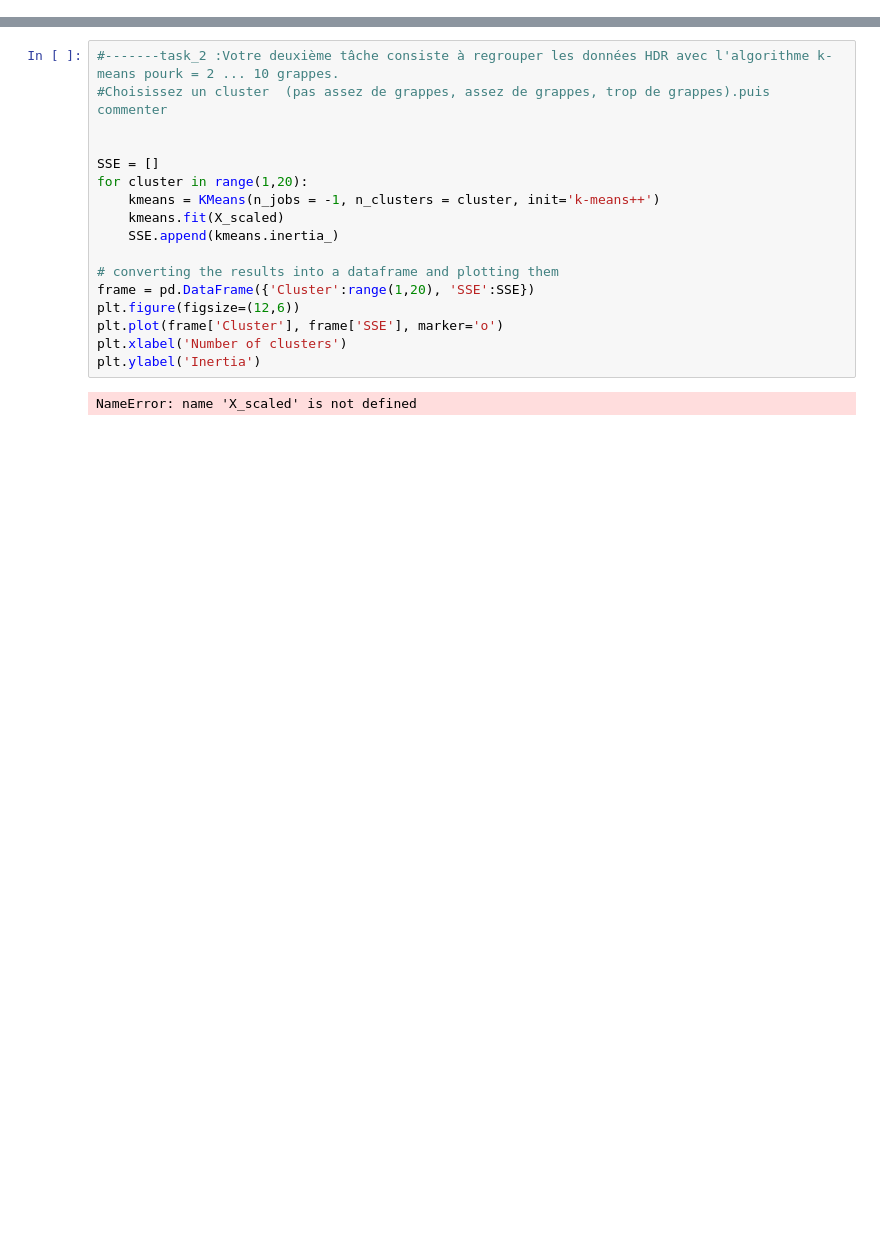
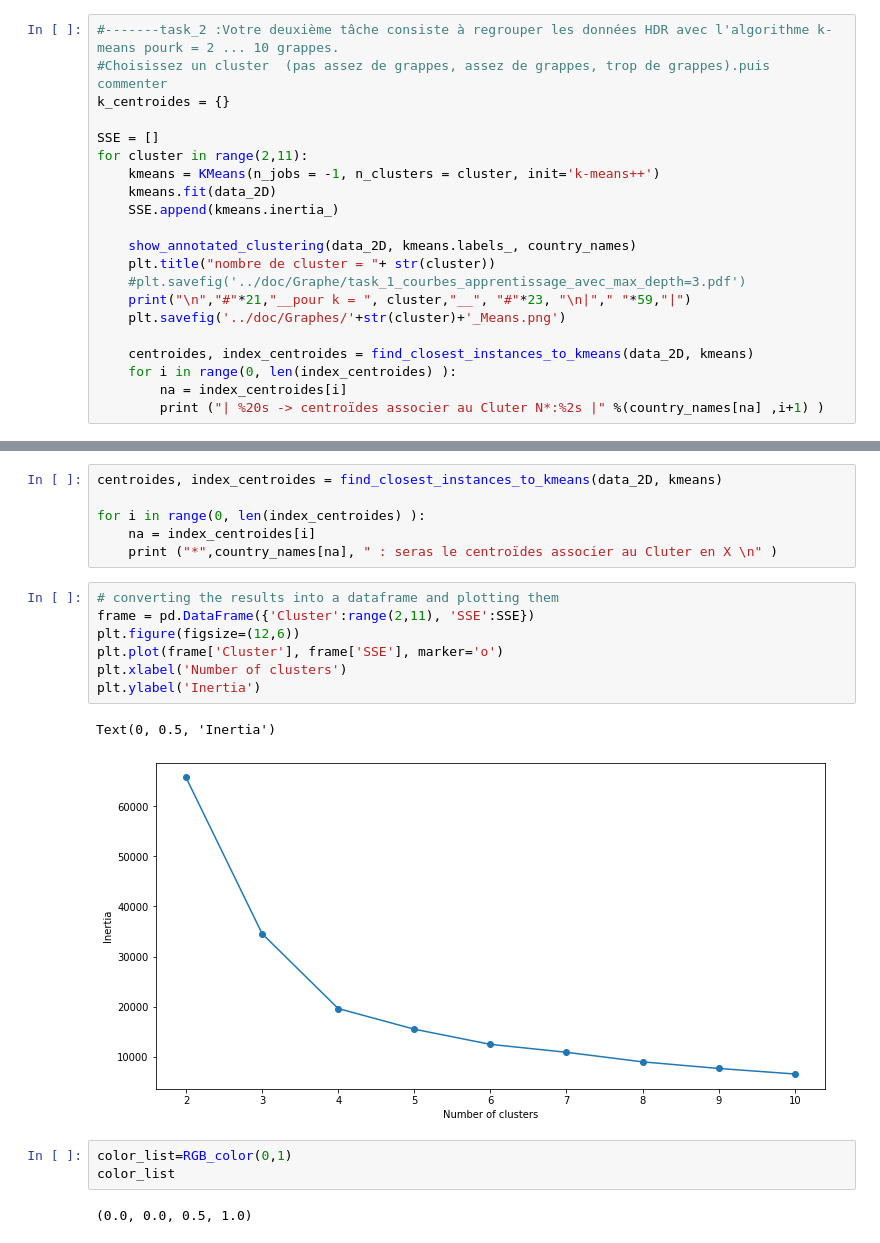
Before and after one commit to prettyHello/Machine-learning-and-data-mining-Project2, a Jupyter notebook: src/task_1.ipynb, the cells around one changed output, grey strips where cells are left out. Saved outputs shown, nothing was run; the diff lists cells and outputs as text; blank space fills up the shorter version.

Commit message:
task_2 :code algorithme k-means pourk = [2, 10]

```diff
--- a/src/task_1.ipynb
+++ b/src/task_1.ipynb
@@ -103,0 +104,21 @@ show_annotated_clustering(data_2D, kmeans.labels_, country_names)
+# %%
+#-------task_2 :Votre deuxième tâche consiste à regrouper les données HDR avec l'algorithme k-means pourk = 2 ... 10 grappes.
+#Choisissez un cluster  (pas assez de grappes, assez de grappes, trop de grappes).puis commenter
+k_centroides = {}
+
+SSE = []
+for cluster in range(2,11):
+    kmeans = KMeans(n_jobs = -1, n_clusters = cluster, init='k-means++')
+    kmeans.fit(data_2D)
+    SSE.append(kmeans.inertia_)
+
+    show_annotated_clustering(data_2D, kmeans.labels_, country_names)
+    plt.title("nombre de cluster = "+ str(cluster))
+    #plt.savefig('../doc/Graphe/task_1_courbes_apprentissage_avec_max_depth=3.pdf')
+    print("\n","#"*21,"__pour k = ", cluster,"__", "#"*23, "\n|"," "*59,"|")
+    plt.savefig('../doc/Graphes/'+str(cluster)+'_Means.png')
+
+    centroides, index_centroides = find_closest_instances_to_kmeans(data_2D, kmeans)
+    for i in range(0, len(index_centroides) ):
+        na = index_centroides[i]
+        print ("| %20s -> centroïdes associer au Cluter N*:%2s |" %(country_names[na] ,i+1) )
@@ -104,19 +144,21 @@ show_annotated_clustering(data_2D, kmeans.labels_, country_names)
+# %%
+centroides, index_centroides = find_closest_instances_to_kmeans(data_2D, kmeans)
+
+for i in range(0, len(index_centroides) ):
+    na = index_centroides[i]
+    print ("*",country_names[na], " : seras le centroïdes associer au Cluter en X \n" )
 # %%
-#-------task_2 :Votre deuxième tâche consiste à regrouper les données HDR avec l'algorithme k-means pourk = 2 ... 10 grappes.
-#Choisissez un cluster  (pas assez de grappes, assez de grappes, trop de grappes).puis commenter
-
-
-SSE = []
-for cluster in range(1,20):
-    kmeans = KMeans(n_jobs = -1, n_clusters = cluster, init='k-means++')
-    kmeans.fit(X_scaled)
-    SSE.append(kmeans.inertia_)
-
 # converting the results into a dataframe and plotting them
-frame = pd.DataFrame({'Cluster':range(1,20), 'SSE':SSE})
+frame = pd.DataFrame({'Cluster':range(2,11), 'SSE':SSE})
 plt.figure(figsize=(12,6))
 plt.plot(frame['Cluster'], frame['SSE'], marker='o')
 plt.xlabel('Number of clusters')
 plt.ylabel('Inertia')
 # %% [output]
-NameError: name 'X_scaled' is not defined
+Text(0, 0.5, 'Inertia')
+[figure, added]
+# %%
+color_list=RGB_color(0,1)
+color_list
+# %% [output]
+(0.0, 0.0, 0.5, 1.0)
```
Also changed, not shown: parts of 7 cells of this notebook.
